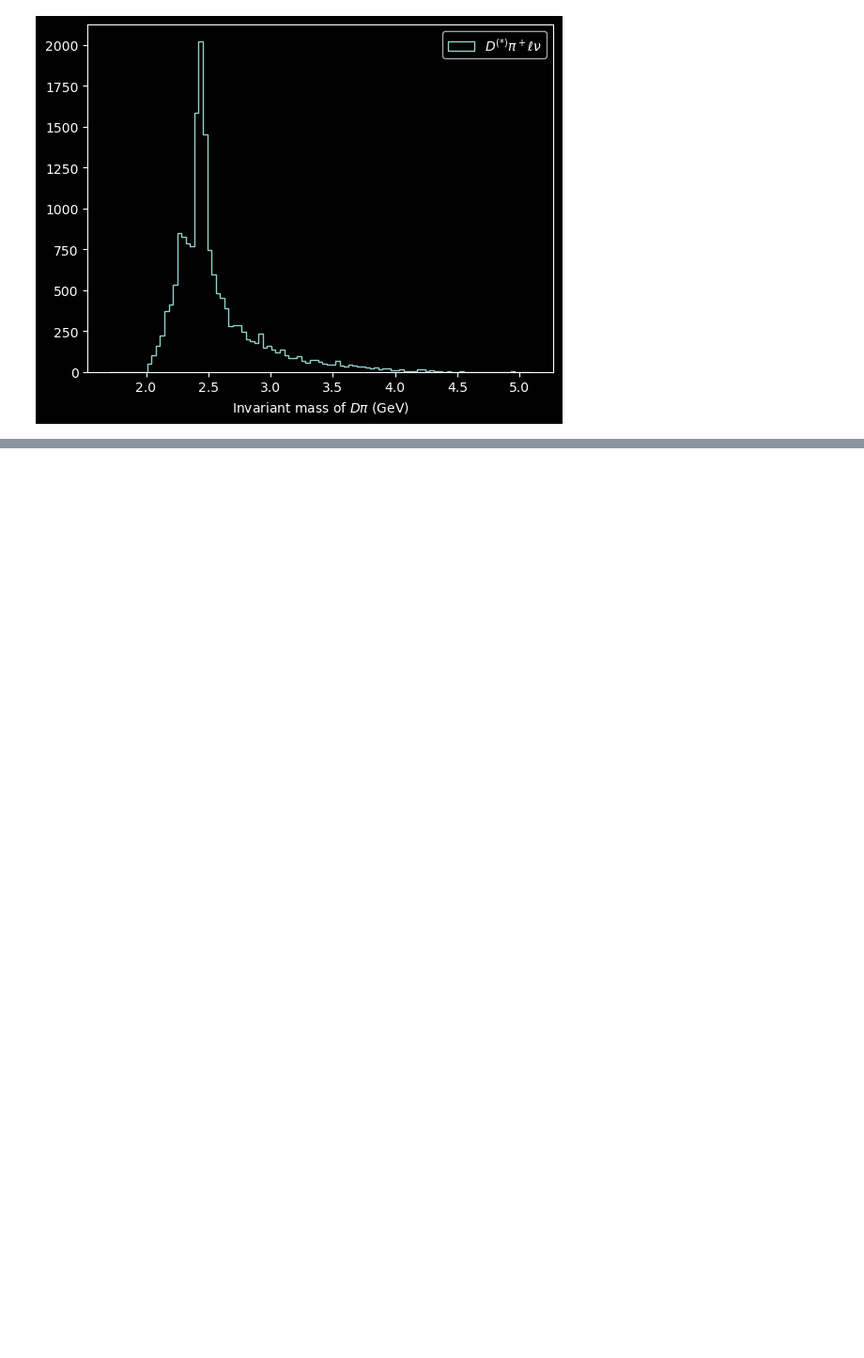
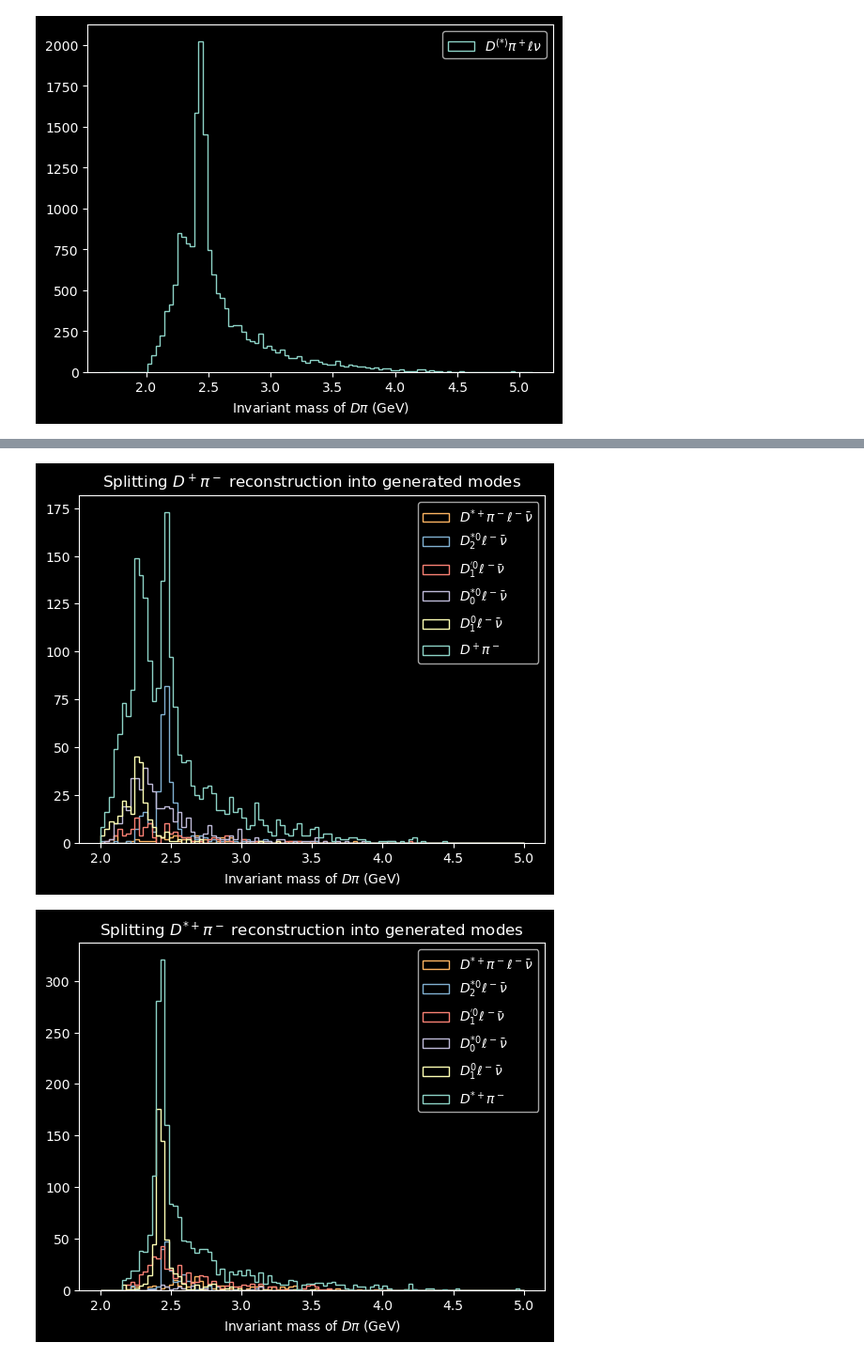
Before and after one commit to SaharGholipour/Sahar_MSc, a Jupyter notebook: untitled2.ipynb, the cells around one changed output, grey strips where cells are left out. Shown at 94% size. Cells and saved outputs as stored; diff of their text form; code cells hidden in the pictures; blank space fills up the shorter version.

```diff
--- a/untitled2.ipynb
+++ b/untitled2.ipynb
@@ -449,0 +499,34 @@ plt.show()
+# %%
+def split_genmodes(Tree):
+
+    invM = []
+    IDs = [1003+i for i in range(5)]
+
+    for ID in IDs:
+        # selects corresponding electron and muon modes
+        Tree_m = Tree[Tree.aBminusMode.isin([-ID,-ID-20])]
+        Tree_p = Tree[Tree.aBplusMode.isin([ID,ID+20])]
+        # concatenate puts the B- and B+ modes together, respectively, thus accounting for charge conjugation
+        invM.append(np.concatenate([Dpi_invM(Tree_m),Dpi_invM(Tree_p)]))
+
+    return invM
+# %%
+gen_labels = ["$D^0_1 \\ell^- \\bar \\nu$",
+              "$D^{*0}_0 \\ell^- \\bar \\nu$",
+              "$D^{'0}_1 \\ell^- \\bar \\nu$",
+              "$D^{*0}_2 \\ell^- \\bar \\nu$",
+              "$D^{*+} \\pi^- \\ell^- \\bar \\nu$"]
+# %%
+for tree,label in zip(trees[:],labels[:]):
+
+    invM_li = [Dpi_invM(tree)]+split_genmodes(tree)
+    label_li = [label]+gen_labels
+
+    plt.hist(invM_li,histtype="step",label=label_li,bins=np.linspace(2,5,100))
+    plt.xlabel("Invariant mass of $D \pi$ (GeV)")
+    plt.title("Splitting {} reconstruction into generated modes".format(label))
+    plt.legend()
+    plt.show()
+# %% [output]
+[figure, added]
+[figure, added]
```
Also changed, not shown: parts of 7 cells of this notebook.
